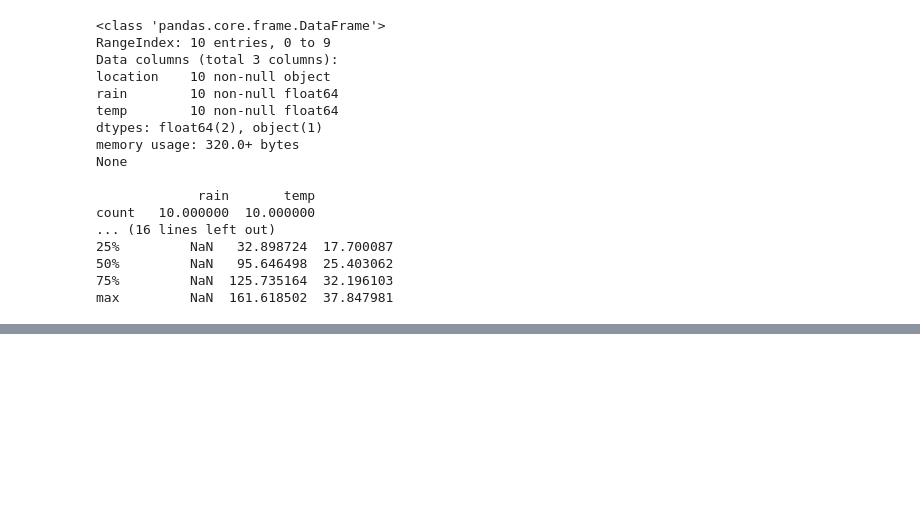
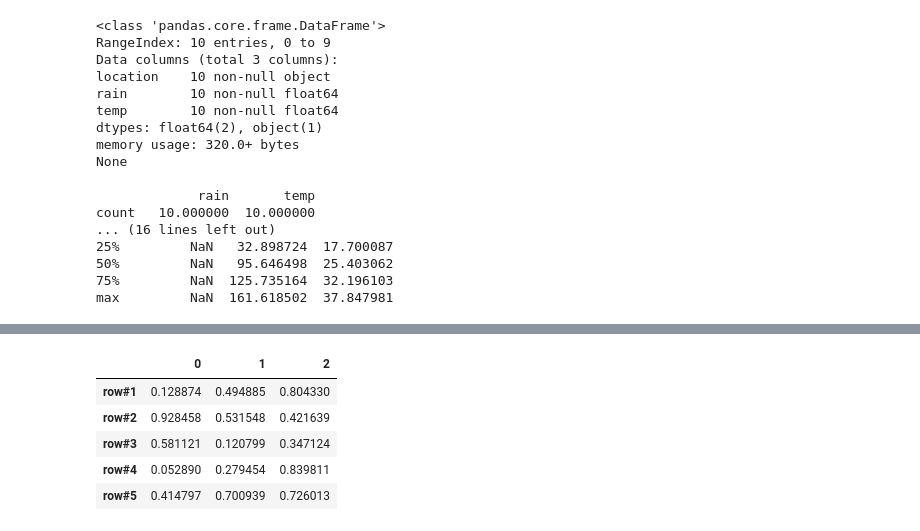
Before and after one commit to whatsupabhijit/py_rambling, a Jupyter notebook: panda.ipynb, the cells around one changed output, grey strips where cells are left out. Saved outputs shown, nothing was run; the diff lists cells and outputs as text; code cells hidden in the pictures; blank space fills up the shorter version.

Commit message:
Added Indexing

```diff
--- a/panda.ipynb
+++ b/panda.ipynb
@@ -475,0 +588,16 @@ max         NaN  161.618502  37.847981
+# %%
+row = 5
+col = 3
+
+df = pd.DataFrame(np.random.rand(row,col))
+
+df.index = [ 'row#' + str(i) for i in range(1, row+1) ]
+
+df
+# %% [output]
+|  | 0 | 1 | 2 |
+| row#1 | 0.128874 | 0.494885 | 0.804330 |
+| row#2 | 0.928458 | 0.531548 | 0.421639 |
+| row#3 | 0.581121 | 0.120799 | 0.347124 |
+| row#4 | 0.052890 | 0.279454 | 0.839811 |
+| row#5 | 0.414797 | 0.700939 | 0.726013 |
```
Also changed, not shown: parts of 24 cells of this notebook.
